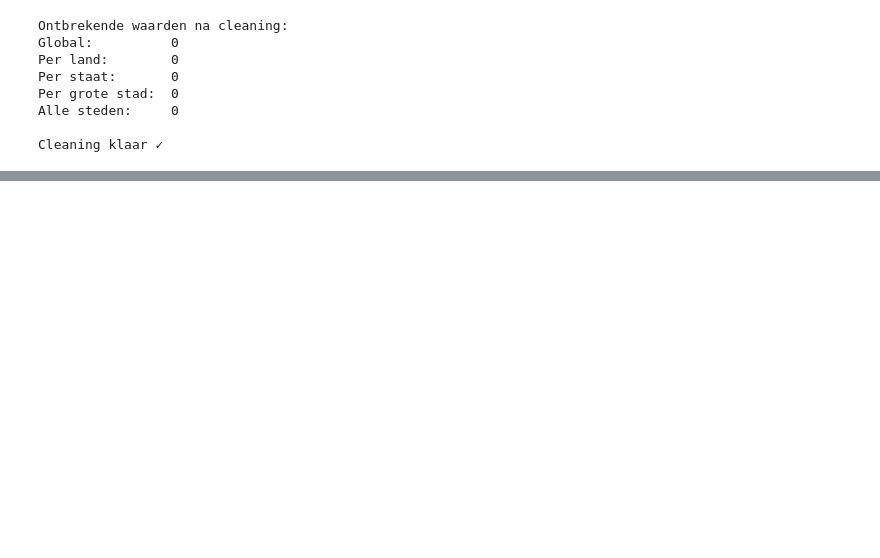
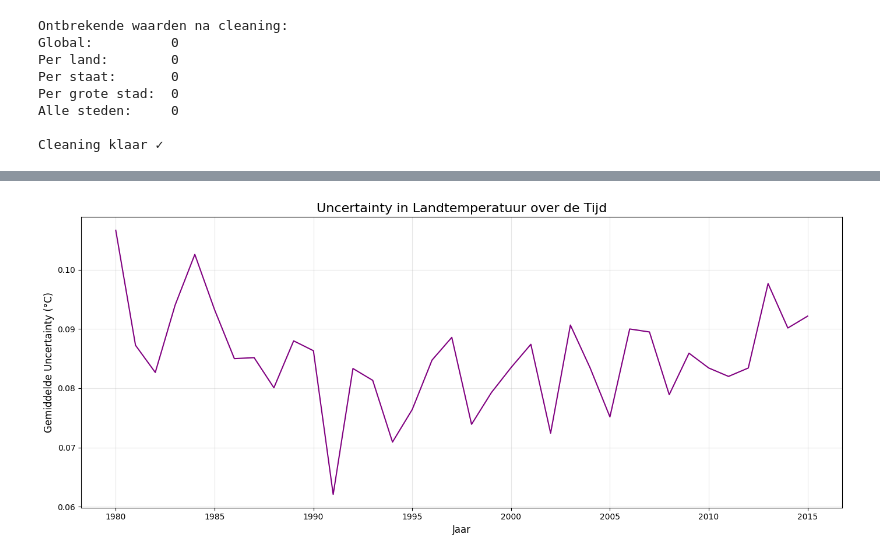
Before and after one commit to nestaschuler/climate_watch, a Jupyter notebook: Opdrachten.ipynb, the cells around one changed output, grey strips where cells are left out. Cells and saved outputs as stored; diff of their text form; code cells hidden in the pictures; blank space fills up the shorter version.

```diff
--- a/Opdrachten.ipynb
+++ b/Opdrachten.ipynb
@@ -447,0 +736,14 @@ Cleaning klaar ✓
+# %%
+# === STAP 7.1: UNCERTAINTY ANALYSE ===
+
+# Jaar kolom aanmaken
+df_global["jaar"] = df_global["dt"].dt.year
+
+# Gemiddelde uncertainty per jaar
+uncertainty_per_jaar = df_global.groupby("jaar")["LandAverageTemperatureUncertainty"].mean()
+
+print("Hoogste uncertainty jaren:")
+print(uncertainty_per_jaar.nlargest(10))
+
+print("\nLaagste uncertainty jaren:")
+print(uncertainty_per_jaar.nsmallest(10))
@@ -447,0 +768,16 @@ Cleaning klaar ✓
+# %%
+# === STAP 7.2: UNCERTAINTY OVER DE TIJD ===
+
+plt.figure(figsize=(14, 6))
+
+plt.plot(uncertainty_per_jaar.index, uncertainty_per_jaar.values,
+         color="purple", linewidth=1.5)
+
+plt.title("Uncertainty in Landtemperatuur over de Tijd", fontsize=16)
+plt.xlabel("Jaar", fontsize=12)
+plt.ylabel("Gemiddelde Uncertainty (°C)", fontsize=12)
+plt.grid(True, alpha=0.3)
+plt.tight_layout()
+plt.show()
+# %% [output]
+[figure, added]
```
Also changed, not shown: parts of 20 cells of this notebook.
